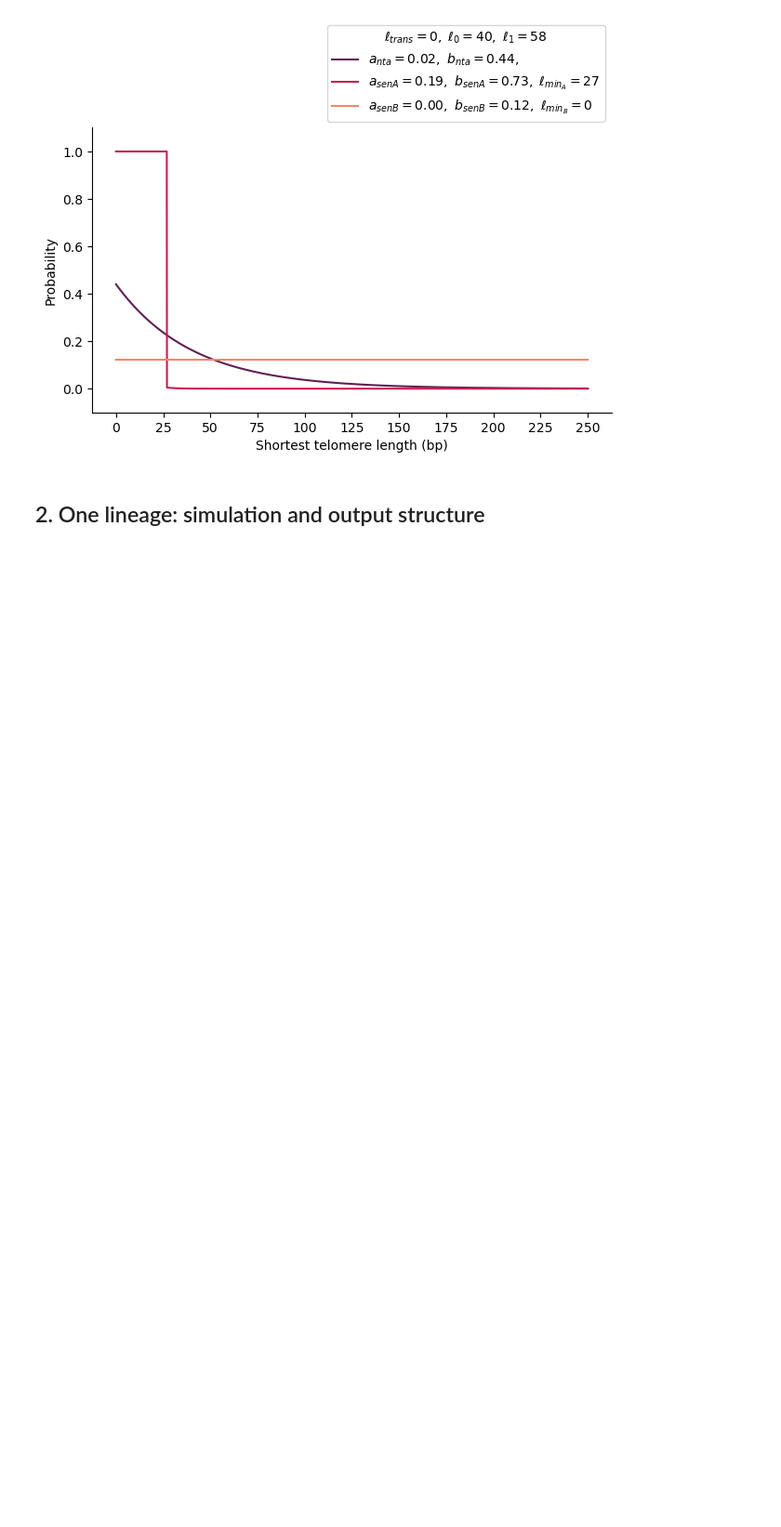
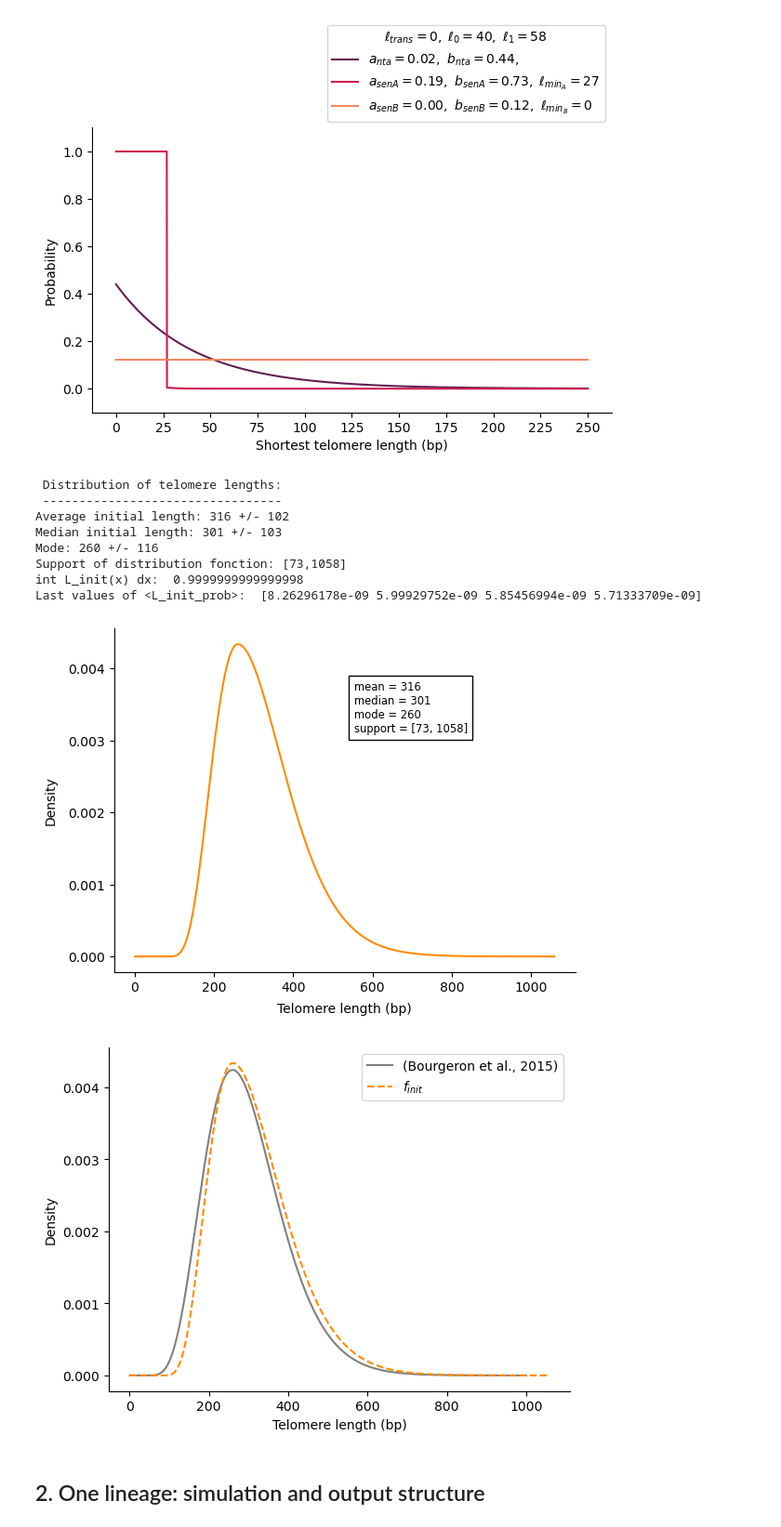
Before and after one commit to anais-rat/telomeres, a Jupyter notebook: demo/lineage.ipynb, the cells around one changed output. Shown at 93% size. Cells and saved outputs as stored; diff of their text form; code cells hidden in the pictures; blank space fills up the shorter version.

```diff
--- a/demo/lineage.ipynb
+++ b/demo/lineage.ipynb
@@ -66,6 +72,25 @@ Here is a quick description of the model parameters. See `telomeres.model.parame
 plot_laws(PARAMETERS['fit'], is_par_plot=True, tick_spacing=25)
 # %% [output]
 [figure]
+# %%
+# Plot the distribution of initial telomere lengths.
+# - Set `is_par_plot` to True for the parameters (rounded to a precision of 10e-2) to be plotted.
+# - Adjust the spacing of the x-ticks using `tick_spacing`.
+PAR_L_INIT = PARAMETERS['fit'][2]
+LABELS = ["(Bourgeron et al., 2015)", r'$f_{init}$']
+FIG_DIR = None
+pd.plot_ltelomere_init(FIG_DIR, par_l_init=PAR_L_INIT, labels=LABELS)
+# %% [output]
+ Distribution of telomere lengths:
+ ---------------------------------
+Average initial length: 316 +/- 102
+Median initial length: 301 +/- 103
+Mode: 260 +/- 116
+Support of distribution fonction: [73,1058]
+int L_init(x) dx:  0.9999999999999998
+Last values of <L_init_prob>:  [8.26296178e-09 5.99929752e-09 5.85456994e-09 5.71333709e-09]
+[figure, added]
+[figure, added]
 # %% [markdown]
 ## 2. One lineage: simulation and output structure
 # %%
```
Also changed, not shown: parts of 26 cells of this notebook, 16 other files.
